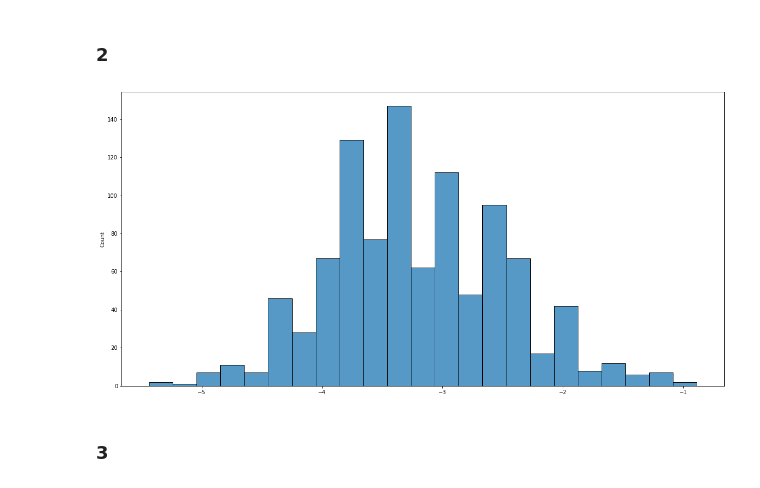
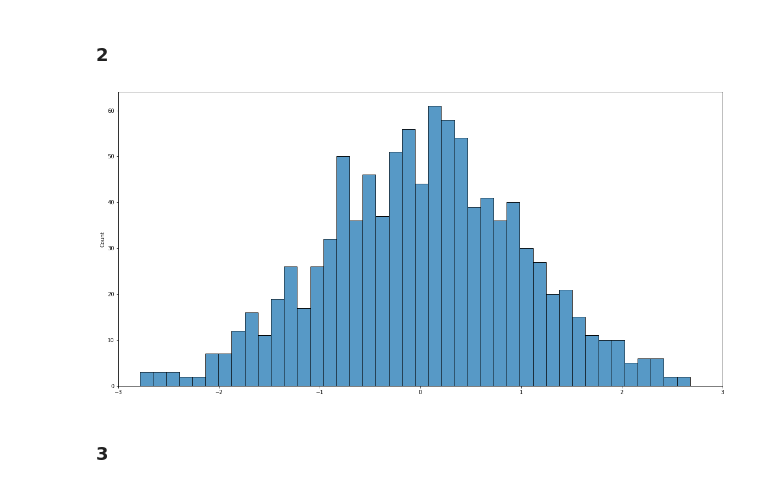
Before and after one commit to FabianAndersson17/statistiska-metoder, a Jupyter notebook: labb_statistiskametoder.ipynb, the cells around one changed output. Cells and saved outputs as stored; diff of their text form; code cells hidden in the pictures.

```diff
--- a/labb_statistiskametoder.ipynb
+++ b/labb_statistiskametoder.ipynb
@@ -39,43 +39,43 @@ for g in range(1000):
     samples_2[g] = np.sqrt(2)*(x_bar_2-5.5)/np.sqrt(1.25)
 
 for x in range(1000):
-    sample = np.random.randint(4, 7, 10)
+    sample = np.random.randint(4, 8, 10)
     x_bar_10 = sample.mean()
     samples_10[x] = np.sqrt(10)*(x_bar_10-5.5)/np.sqrt(1.25)
 
 for a in range(1000):
-    sample = np.random.randint(4, 7, 20)
+    sample = np.random.randint(4, 8, 20)
     x_bar_20 = sample.mean()
     samples_20[a] = np.sqrt(20)*(x_bar_20-5.5)/np.sqrt(1.25)
 
 for b in range(1000):
-    sample = np.random.randint(4, 7, 30)
+    sample = np.random.randint(4, 8, 30)
     x_bar_30 = sample.mean()
     samples_30[b] = np.sqrt(30)*(x_bar_30-5.5)/np.sqrt(1.25)
 
 for c in range(1000):
-    sample = np.random.randint(4, 7, 40)
+    sample = np.random.randint(4, 8, 40)
     x_bar_40 = sample.mean()
     samples_40[c] = np.sqrt(40)*(x_bar_40-5.5)/np.sqrt(1.25)
 
 for d in range(1000):
-    sample = np.random.randint(4, 7, 50)
+    sample = np.random.randint(4, 8, 50)
     x_bar_50 = sample.mean()
     samples_50[d] = np.sqrt(50)*(x_bar_50-5.5)/np.sqrt(1.25)
 # %%
-populationTestLsit = [samples_2, samples_10, samples_20, samples_30, samples_40, samples_50]
+populationTestList = [samples_2, samples_10, samples_20, samples_30, samples_40, samples_50]
 #Plotting Distributions
 plt.figure(figsize=(20,10))
-# sns.histplot(populationTestLsit[0])
-# sns.histplot(populationTestLsit[1])
-# sns.distplot(populationTestLsit[2])
-# sns.distplot(populationTestLsit[3])
-# sns.distplot(populationTestLsit[4])
-sns.histplot(populationTestLsit[5])
-# plt.legend(populationTestLsit[0], fontsize=20)
+# plot = sns.histplot(populationTestList[0], binwidth=0.6)
+# plot = sns.histplot(populationTestList[1], binwidth=0.3)
+# plot = sns.histplot(populationTestList[2], binwidth=0.25)
+# plot = sns.histplot(populationTestList[3], binwidth=0.25)
+# plot = sns.histplot(populationTestList[4], binwidth=0.14)
+plot = sns.histplot(populationTestList[5], binwidth=0.13)
+plot.set(xlim=(-3, 3))
 plt.show()
 # %% [output]
-[figure, old version]
+[figure, new version]
 # %% [markdown]
 ### 3
 # %%
```
Also changed, not shown: parts of 5 cells of this notebook.
